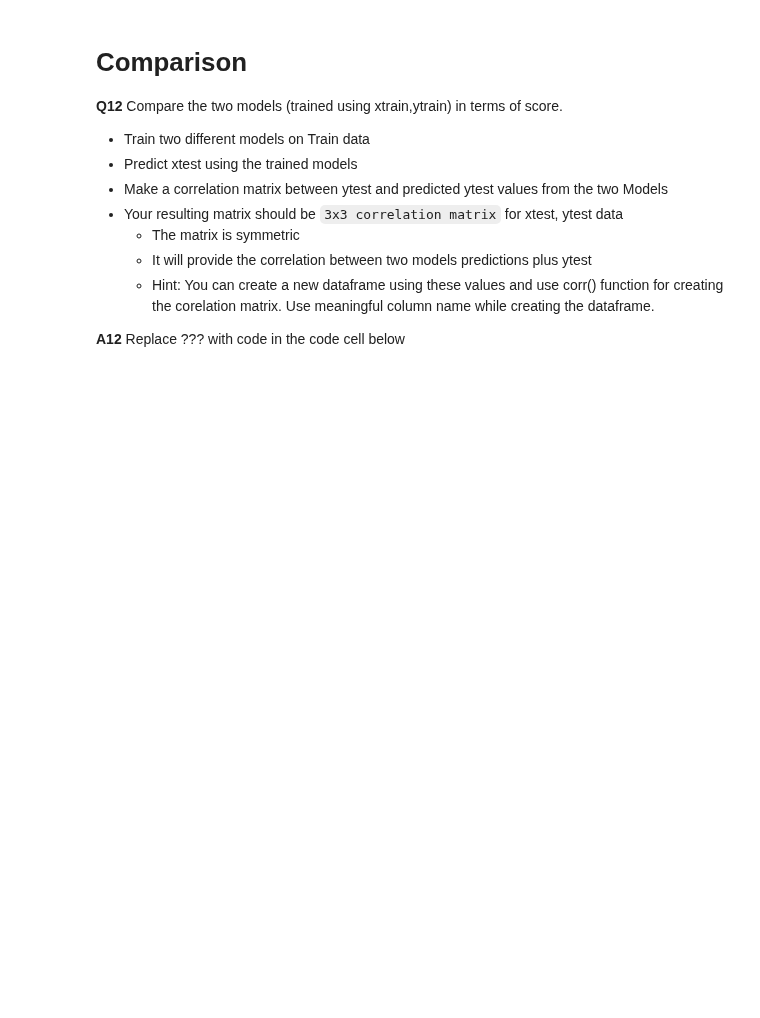
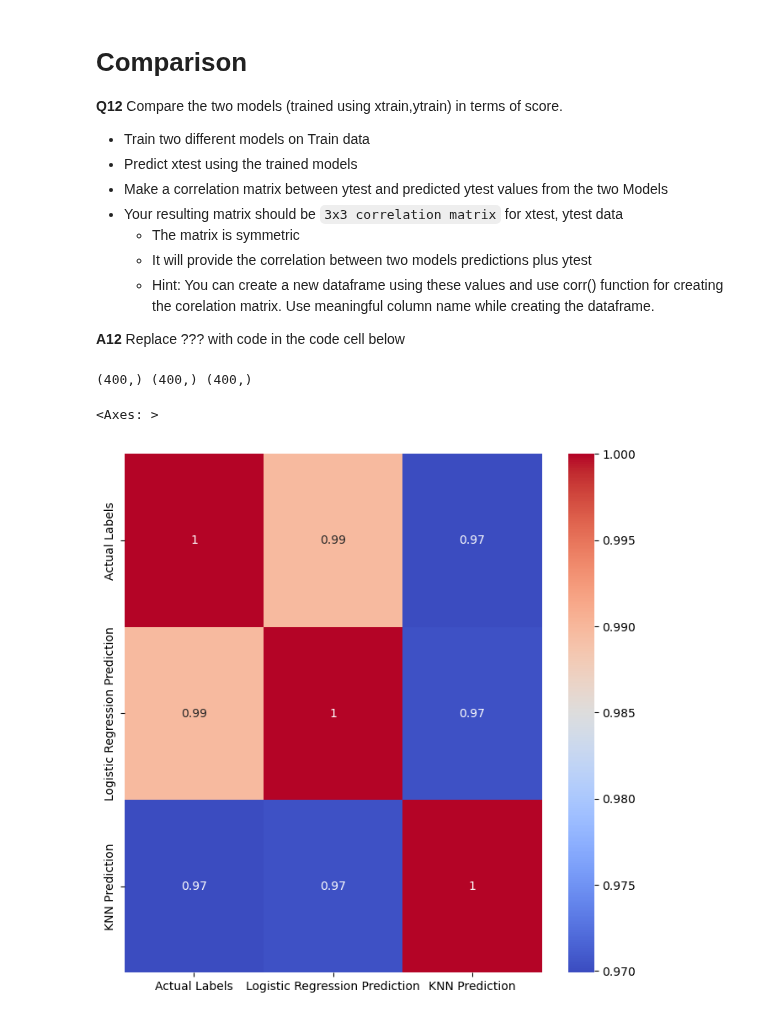
Before and after one commit to P-wig/ML-HW, a Jupyter notebook: HW4/HW4.ipynb, the cells around one changed output. Drawn from its saved outputs; the diff is of its cells as text; code cells hidden in the pictures; blank space fills up the shorter version.

```diff
--- a/HW4/HW4.ipynb
+++ b/HW4/HW4.ipynb
@@ -347,23 +366,27 @@ Replace ??? with code in the code cell below
 # %%
 import matplotlib.pyplot as plt
 import seaborn as sns
 
 # Predict Train dataset using logistic reg
-clf= LogisticRegression()
-clf.?
-ypred_clf=?
+clf = LogisticRegression()
+clf.fit( xtrain, ytrain )
+ypred_clf = clf.predict( xtest )
 
 # Predict Train dataset using KNN
 knn= KNeighborsClassifier(n_neighbors=29)
-knn.?
-ypred_knn=?
+knn.fit( xtrain, ytrain )
+ypred_knn = knn.predict( xtest )
 
-print(ytest.shape, ypred_clf.shape, ypred_knn.shape)
+print( ytest.shape, ypred_clf.shape, ypred_knn.shape )
 # Create a dataframe using the predicted results from the models
-df = ?
+df = pd.DataFrame( {'Actual Labels': ytest, 'Logistic Regression Prediction': ypred_clf, 'KNN Prediction': ypred_knn} )
 
-#copute correlation
+#compute correlation
 
 # Now use seaborn library to plot the heatmap correlation matrix
-plt.figure(figsize=(8,8))
-sns.?
+plt.figure( figsize=(8,8) )
+sns.heatmap( data=df.corr(), cmap='coolwarm', annot=True )
+# %% [output]
+(400,) (400,) (400,)
+<Axes: >
+[figure, added]
```
Also changed, not shown: parts of 7 cells of this notebook.
